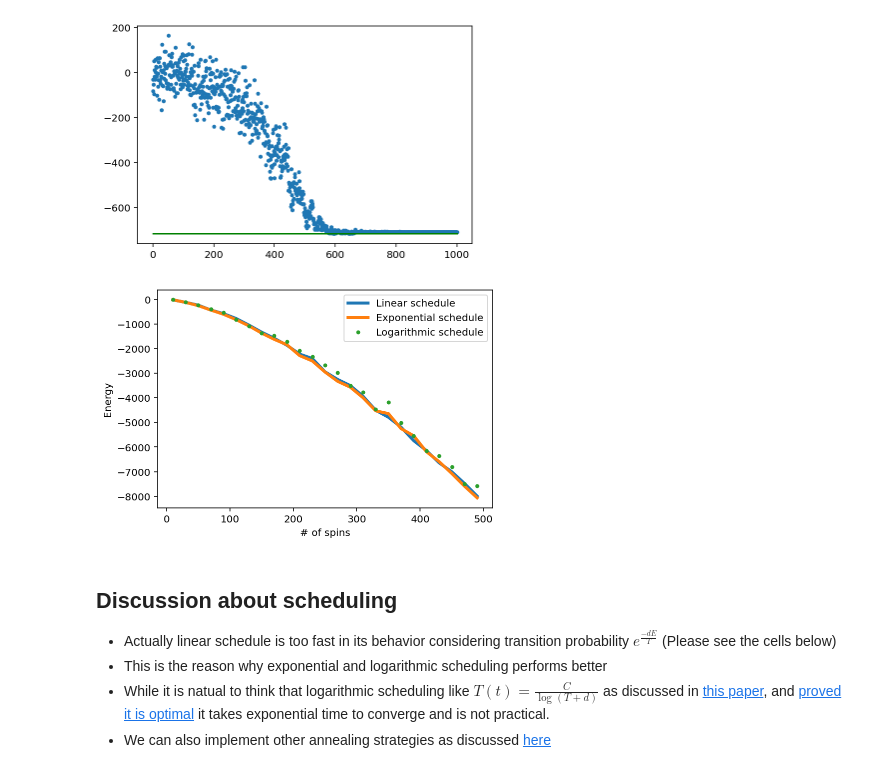
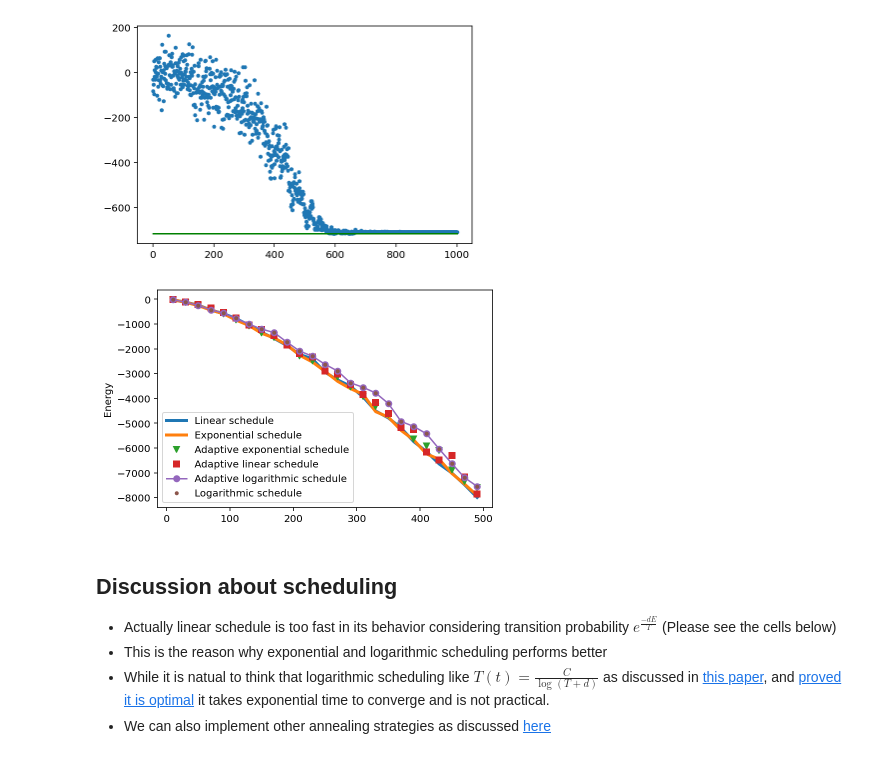
Before and after one commit to CDL-Quantum/CohortProject_2020, a Jupyter notebook: Project_4_Ising_Annealer/Task_2.ipynb, the cells around one changed output. Saved outputs shown, nothing was run; the diff lists cells and outputs as text; code cells hidden in the pictures.

Commit message:
Fix bug in AdaptiveSchedule

```diff
--- a/Project_4_Ising_Annealer/Task_2.ipynb
+++ b/Project_4_Ising_Annealer/Task_2.ipynb
@@ -219,7 +219,7 @@ class AdaptiveSchedule:
         denominator = self.previous_energy
         if denominator == 0:
             denominator = 1e-1
-        T = self.Ts[step] * (1 + (self.previous_energy - self.minimum_energy) / 1e-1)
+        T = self.Ts[step] * (1 + (self.previous_energy - self.minimum_energy) /denominator)
         self.Ts_adapted[step] = T
         return T
 
@@ -342,12 +342,29 @@ for i in range(10,500,20):
     Adp_exp_schedule=AdaptiveSchedule(Exp_schedule)
     Adp_log_schedule=AdaptiveSchedule(Log_schedule)
 
+    ising=RandomBondIsing1DPBC(i, J=1.)
+    ising.method = 'metropolis'
     lin_results.append(min(anneal(ising,Lin_schedule)))
+
+    ising=RandomBondIsing1DPBC(i, J=1.)
+    ising.method = 'metropolis'
     exp_results.append(min(anneal(ising,Exp_schedule)))
+
+    ising=RandomBondIsing1DPBC(i, J=1.)
+    ising.method = 'metropolis'
     log_results.append(min(anneal(ising,Log_schedule)))
 
+    ising=RandomBondIsing1DPBC(i, J=1.)
+    ising.method = 'metropolis'
+
     adp_lin_results.append(min(anneal(ising,Adp_lin_schedule)))
+
+    ising=RandomBondIsing1DPBC(i, J=1.)
+    ising.method = 'metropolis'
     adp_exp_results.append(min(anneal(ising,Adp_exp_schedule)))
+
+    ising=RandomBondIsing1DPBC(i, J=1.)
+    ising.method = 'metropolis'
     adp_log_results.append(min(anneal(ising,Adp_log_schedule)))
 # %%
 plt.figure()
@@ -471,34 +488,61 @@ calc_once(ising, exp_schedule(400, 0.1, 1000), include_exact=False)
 # %%
 %config InlineBackend.figure_format = 'retina'
 E_exact=[]
 lin_results=[]
 exp_results=[]
 log_results=[]
+adp_exp_results=[]
+adp_log_results=[]
+adp_lin_results=[]
 system_size=[]
 for i in range(10,500,20):
     system_size.append(i)
     ising=FullyConnectedRandomBondIsing(i, J=1.)
     ising.method = 'metropolis'
     #E_exact.append(ising.exact())
     Lin_schedule=linear_schedule(T_i=100,T_f=0.01,N=500)
     Exp_schedule=exp_schedule(T_i=100,T_f=0.01,N=500)
     Log_schedule=log_multiplicative_schedule(T_i=100,T_f=0.01,N=500)
+
+    Adp_lin_schedule=AdaptiveSchedule(Lin_schedule)
+    Adp_exp_schedule=AdaptiveSchedule(Exp_schedule)
+    Adp_log_schedule=AdaptiveSchedule(Log_schedule)
+
     lin_results.append(min(anneal(ising,Lin_schedule)))
+
+    ising=FullyConnectedRandomBondIsing(i, J=1.)
+    ising.method = 'metropolis'
     exp_results.append(min(anneal(ising,Exp_schedule)))
+    ising=FullyConnectedRandomBondIsing(i, J=1.)
+    ising.method = 'metropolis'
     log_results.append(min(anneal(ising,Log_schedule)))
+
+    ising=FullyConnectedRandomBondIsing(i, J=1.)
+    ising.method = 'metropolis'
+    adp_lin_results.append(min(anneal(ising,Adp_lin_schedule)))
+
+    ising=FullyConnectedRandomBondIsing(i, J=1.)
+    ising.method = 'metropolis'
+    adp_exp_results.append(min(anneal(ising,Adp_exp_schedule)))
+
+    ising=FullyConnectedRandomBondIsing(i, J=1.)
+    ising.method = 'metropolis'
+    adp_log_results.append(min(anneal(ising,Adp_log_schedule)))
 
 plt.figure()
 plt.plot(system_size,lin_results,label='Linear schedule',lw=3.)
 plt.plot(system_size,exp_results,label='Exponential schedule',lw=3.)
+plt.plot(system_size,adp_exp_results,'v',label='Adaptive exponential schedule')
+plt.plot(system_size,adp_lin_results,'s',label='Adaptive linear schedule')
+plt.plot(system_size,adp_log_results,'o-',label='Adaptive logarithmic schedule')
 plt.plot(system_size,log_results,'.',label='Logarithmic schedule')
-#plt.plot(system_size,E_exact,'--',label='Exact ground state value')
-plt.xlabel('# of spins')
+#plt.plot(system_size,E_exact,'--',label='Exact ground state value')plt.xlabel('# of spins')
 plt.ylabel('Energy')
 plt.title = 'Performance of annealing schedules for random-bond 1D Ising Model (T_i=100, T_f=0.01)'
 plt.legend()
 plt.show()
 # %% [output]
-[figure, old version]
+[figure, new version]
 # %% [markdown]
 ## Discussion about scheduling
 - Actually linear schedule is too fast in its behavior considering transition probability $e^{\frac{-dE}{T}}$ (Please see the cells below)
```
Also changed, not shown: parts of 24 cells of this notebook, 1 other file.
